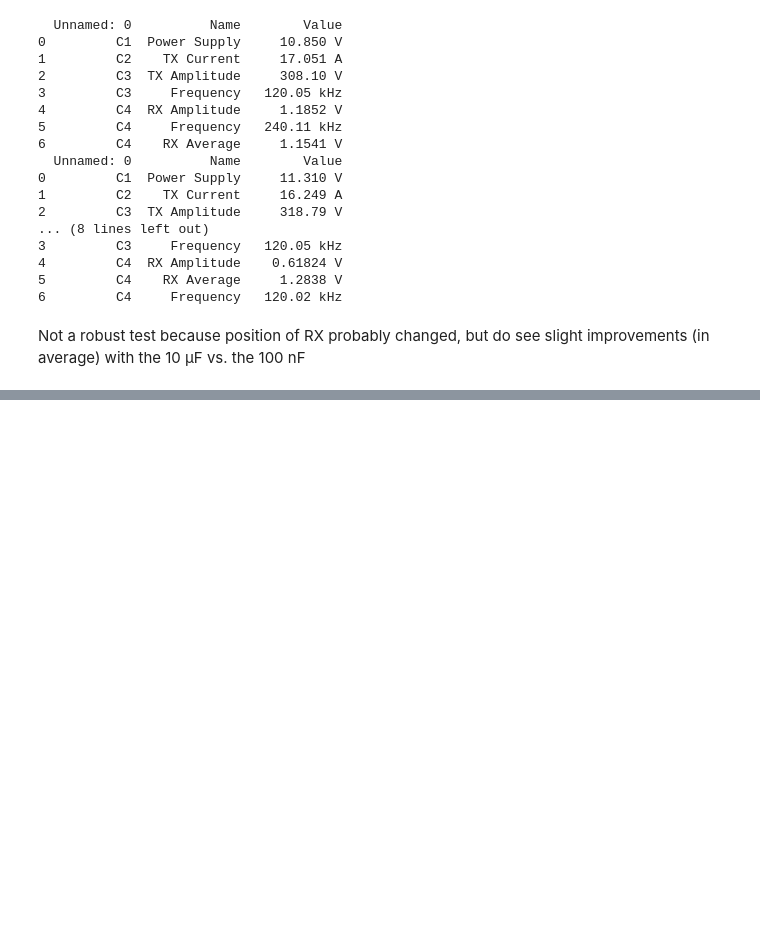
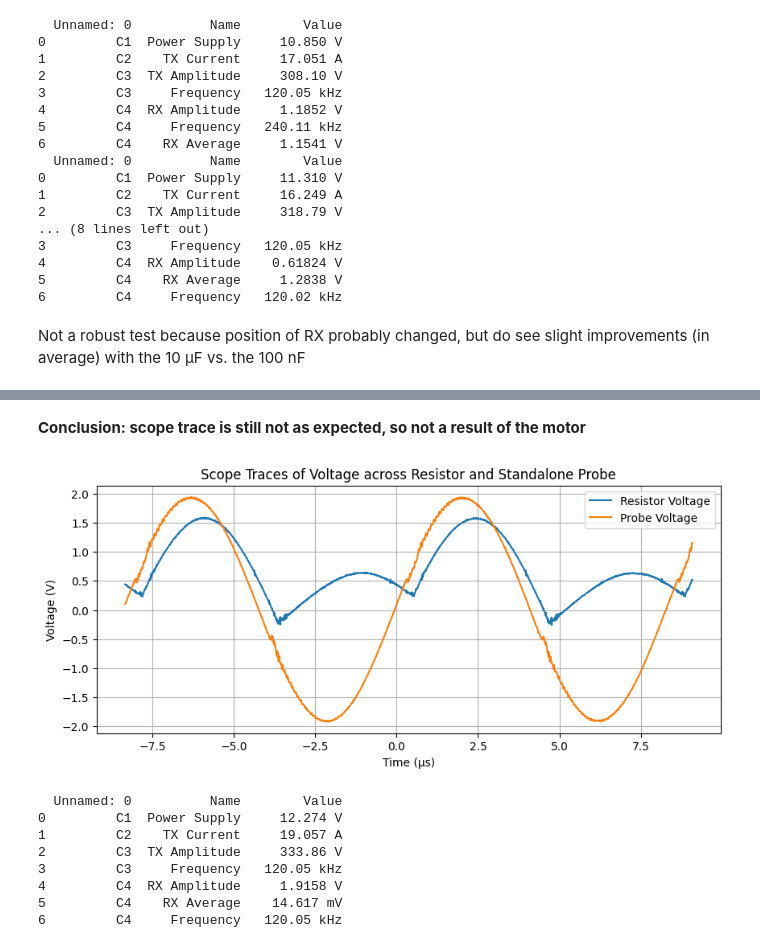
Before and after one commit to davisgtoth/Wireless-Drone-Data-Analysis, a Jupyter notebook: analysis.ipynb, the cells around one changed output, grey strips where cells are left out. Saved outputs shown, nothing was run; the diff lists cells and outputs as text; code cells hidden in the pictures; blank space fills up the shorter version.

```diff
--- a/analysis.ipynb
+++ b/analysis.ipynb
@@ -739,0 +781,35 @@ Not a robust test because position of RX probably changed, but do see slight imp
+# %% [markdown]
+**Conclusion: scope trace is still not as expected, so not a result of the motor**
+# %%
+probe = pd.read_csv('11-25_RX_res/probe_trace.csv', comment='#')
+ptime = probe['Time (s)'].to_numpy()
+pvoltage = probe['Channel 4 (V)'].to_numpy()*10
+
+freq = 120*1e3
+period = 1/freq
+start = np.argmin(np.abs(time + 1*period))
+stop = np.argmin(np.abs(time - 1*period))
+
+plt.figure(figsize=(10,4))
+plt.plot(time[start:stop+75]*1e6, voltage[start:stop+75], label='Resistor Voltage')
+plt.plot(ptime[start:stop+75]*1e6, pvoltage[start:stop+75], label='Probe Voltage')
+plt.xlabel('Time (\u03BCs)')
+plt.ylabel('Voltage (V)')
+plt.title('Voltage of ')
+plt.title('Scope Traces of Voltage across Resistor and Standalone Probe')
+plt.grid()
+plt.legend()
+plt.show()
+
+probe_meas = pd.read_csv('11-25_RX_res/probe_meas.csv', comment='#')
+print(probe_meas)
+# %% [output]
+[figure, added]
+  Unnamed: 0          Name        Value
+0         C1  Power Supply     12.274 V
+1         C2    TX Current     19.057 A
+2         C3  TX Amplitude     333.86 V
+3         C3     Frequency   120.05 kHz
+4         C4  RX Amplitude     1.9158 V
+5         C4    RX Average    14.617 mV
+6         C4     Frequency   120.05 kHz
```
Also changed, not shown: parts of 11 cells of this notebook, 4 other files.
